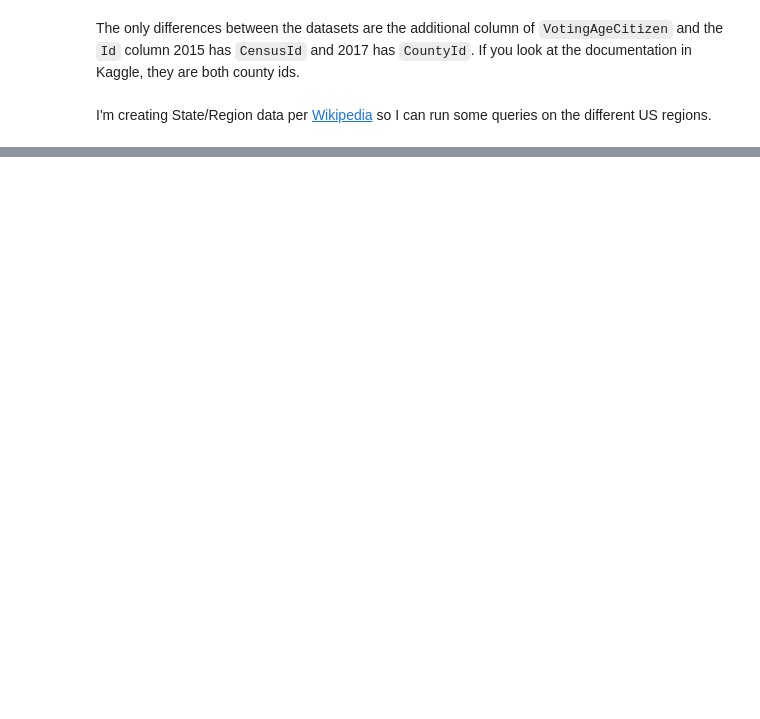
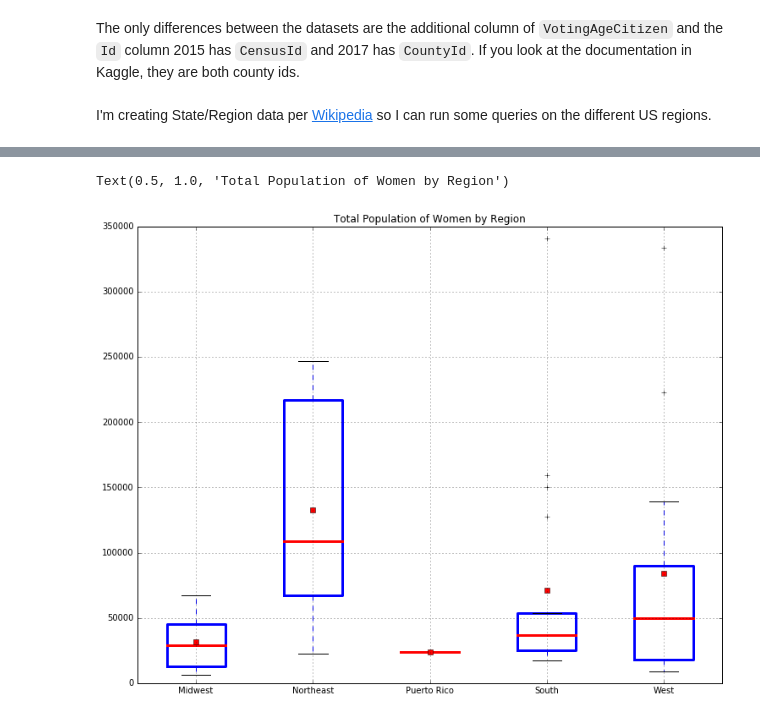
Before and after one commit to kmcmcurtis7/DS-Fundamentals, a Jupyter notebook: prep capstone/Capstone Analytic Report and Research Proposal Unit 4.2.2.ipynb, the cells around one changed output, grey strips where cells are left out. Drawn from its saved outputs; the diff is of its cells as text; code cells hidden in the pictures; blank space fills up the shorter version.

Commit message:
Revise and still being worked on capstone
Recreating Capstone Analytic report to Unit 4.2.2 Capstone and cleaning it up.  Have a better understanding of plotting.

```diff
--- a/prep capstone/Capstone Analytic Report and Research Proposal Unit 4.2.2.ipynb
+++ b/prep capstone/Capstone Analytic Report and Research Proposal Unit 4.2.2.ipynb
@@ -17,6 +17,6 @@ import pandas as pd
 import numpy as np
 import seaborn as sns
 import matplotlib.pyplot as plt
-# plt.style.use('classic')
+plt.style.use('classic')
 %matplotlib inline
 # %%
@@ -103,5 +103,3 @@ region = {"Connecticut": 'Northeast',"Maine": 'Northeast',"Massachusetts": 'Nort
            "Colorado": 'West',"Idaho": 'West',"New Mexico": 'West',"Montana": 'West',
            "Utah": 'West',"Nevada": 'West',"Wyoming": 'West',"Alaska": 'West',"California": 'West',
             "Hawaii": 'West',"Oregon": 'West',"Washington": 'West'}
-# %%
-df15['Region'] = region
@@ -109,0 +108,6 @@ NameError: name 'region' is not defined
+# %%
+# Removing counties and consolidating the data by grouping per state to the 2015 dataset.
+state15 = df15.groupby(by='State').mean()
+
+state15 = state15.reset_index(drop=False)
+state15.head()
@@ -109,0 +138,4 @@ NameError: name 'region' is not defined
+# %%
+# Adding Regions column to 2015 dataset.
+state15["Regions"] = state15["State"].replace(region)
+state15.head()
@@ -109,0 +162,15 @@ NameError: name 'region' is not defined
+# %%
+boxprops = dict(linestyle='-', linewidth=3)
+medianprops = dict(linestyle='-', linewidth=3)
+
+ax = state15.boxplot(figsize=(12,10),by='Regions', column='Women', grid=True, showmeans=True,
+                  showfliers=True,boxprops=boxprops,
+                medianprops=medianprops)
+
+# Removing automated generic title
+plt.suptitle("")
+ax.set_xlabel("")
+ax.set_title("Total Population of Women by Region")
+# %% [output]
+Text(0.5, 1.0, 'Total Population of Women by Region')
+[figure, added]
```
Also changed, not shown: parts of 24 cells of this notebook, 1 other file.
